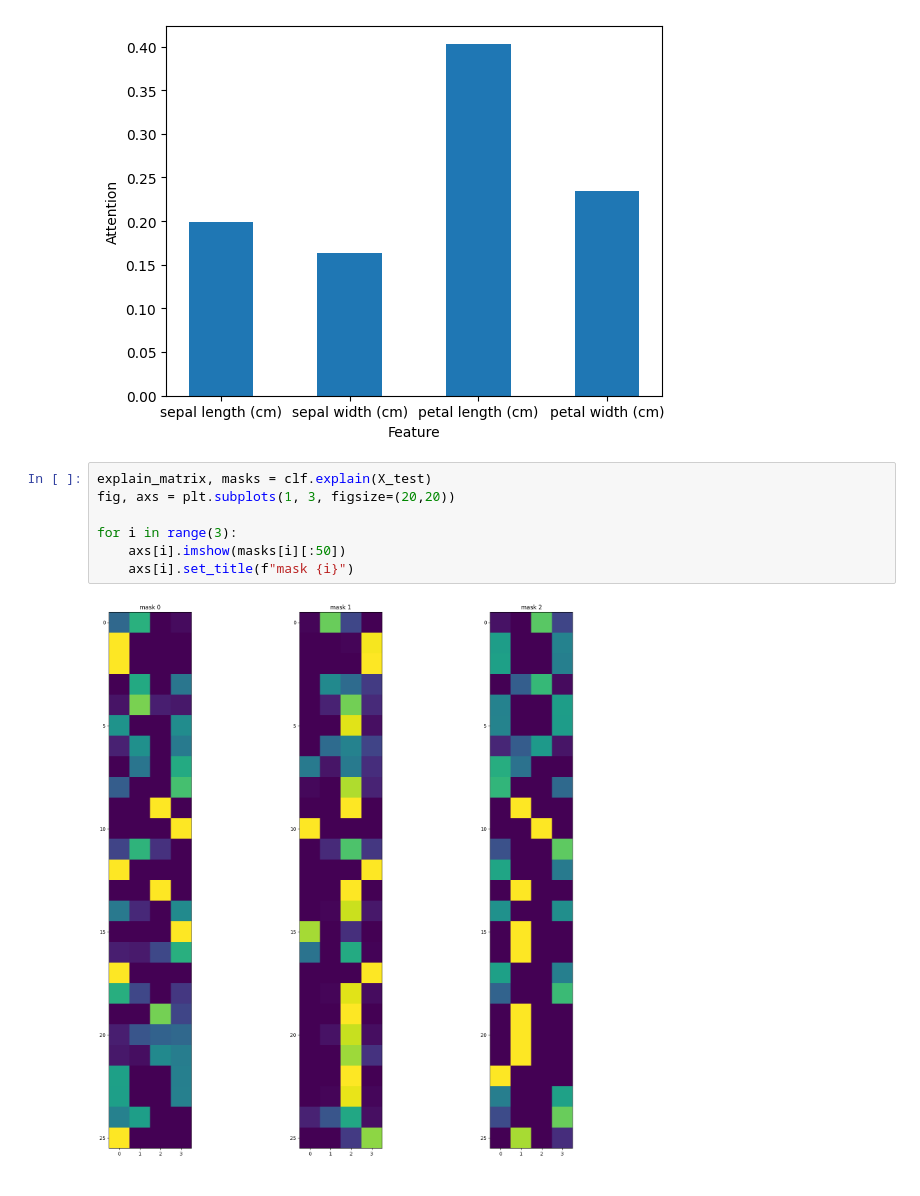
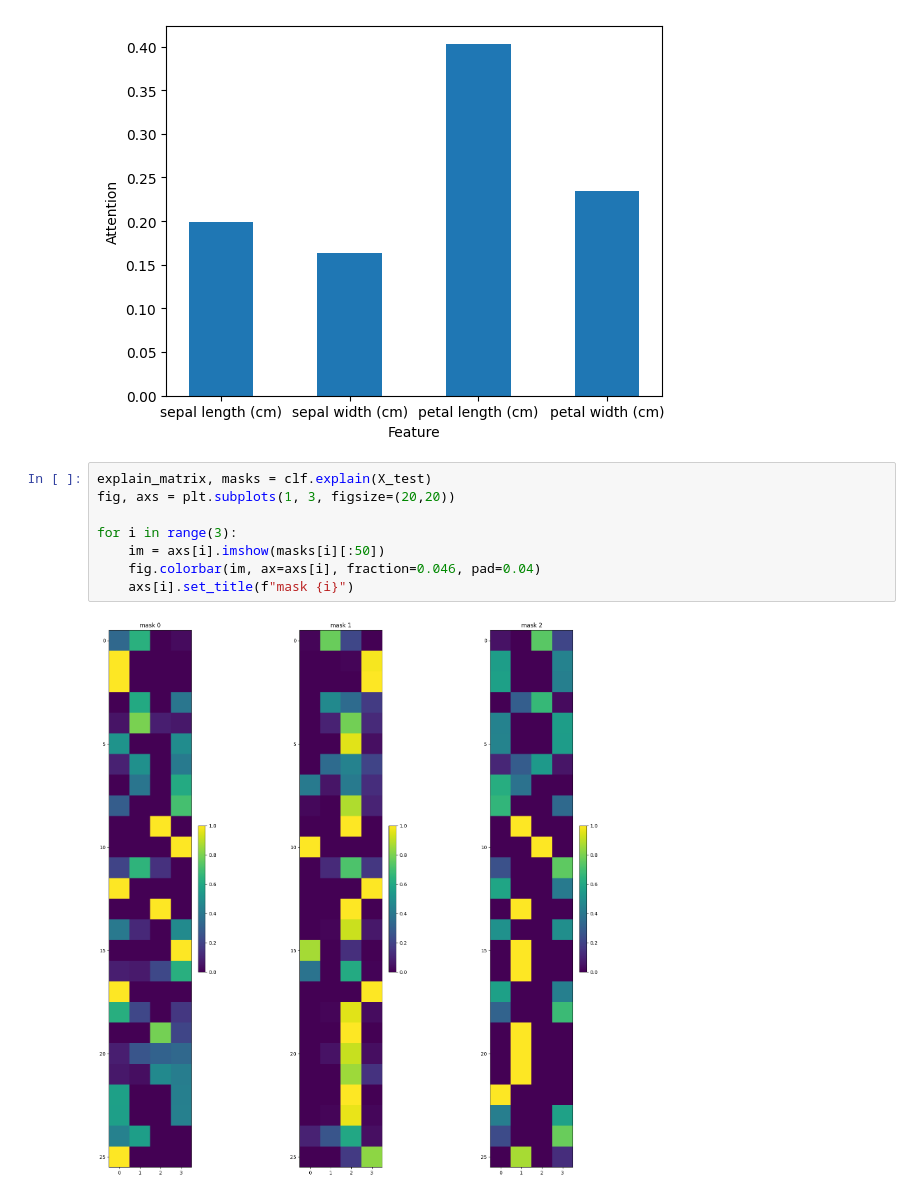
Before and after one commit to marcoBmota8/DLCausalOptimization, a Jupyter notebook: TabNet_Sample.ipynb, the cells around one changed output. Drawn from its saved outputs; the diff is of its cells as text.

```diff
--- a/TabNet_Sample.ipynb
+++ b/TabNet_Sample.ipynb
@@ -298,9 +298,10 @@ plt.bar(features, feature_attention, width = 0.5)
 # %%
 explain_matrix, masks = clf.explain(X_test)
 fig, axs = plt.subplots(1, 3, figsize=(20,20))
 
 for i in range(3):
-    axs[i].imshow(masks[i][:50])
+    im = axs[i].imshow(masks[i][:50])
+    fig.colorbar(im, ax=axs[i], fraction=0.046, pad=0.04)
     axs[i].set_title(f"mask {i}")
 # %% [output]
-[figure, old version]
+[figure, new version]
```
Also changed, not shown: parts of 9 cells of this notebook.
